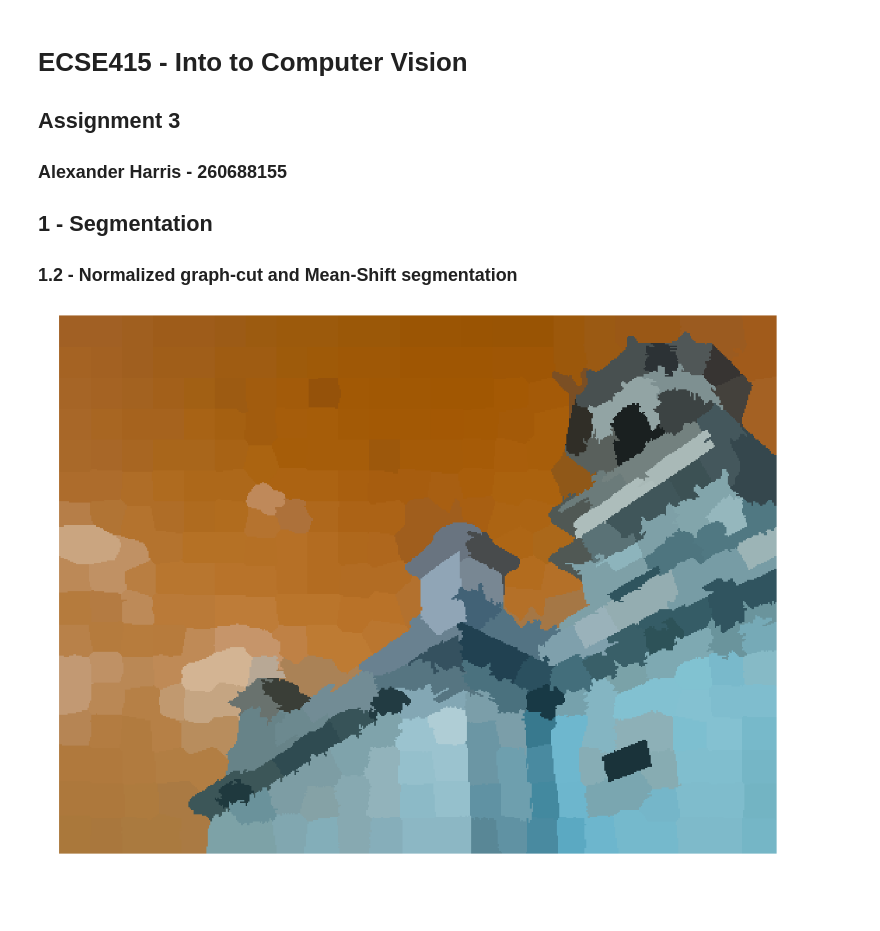
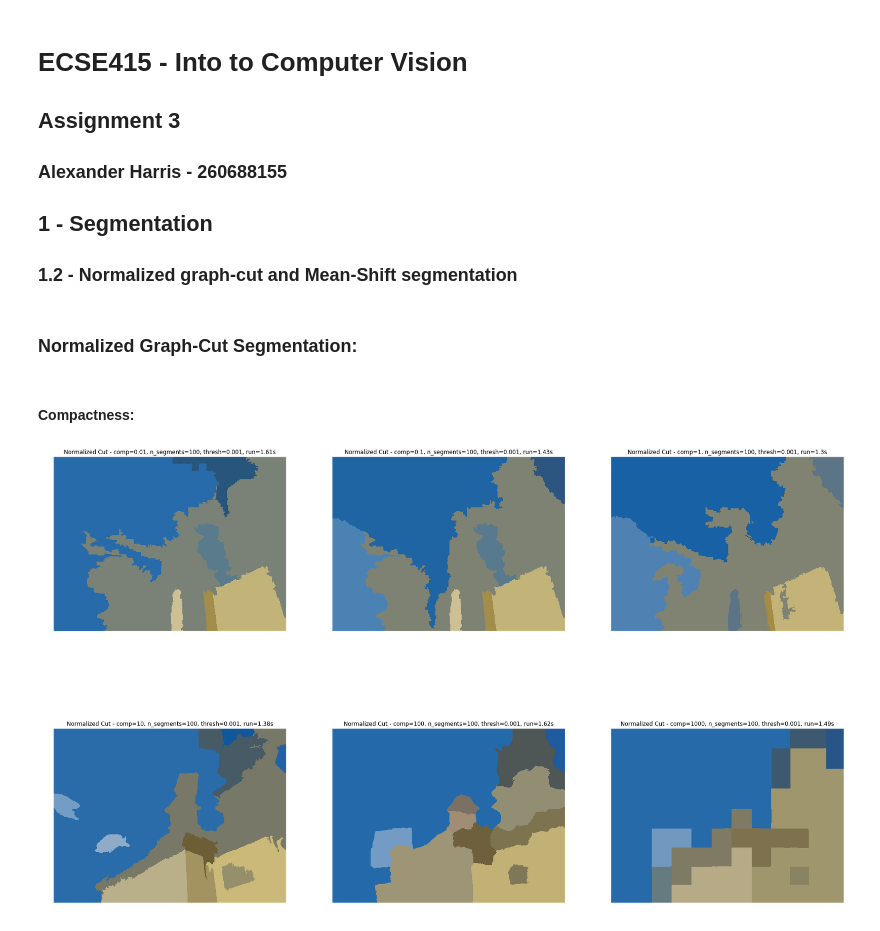
Before and after one commit to alexH2456/ECSE415, a Jupyter notebook: src/a3/GraphCut_MeanShift.ipynb, the cells around one changed output. Saved outputs shown, nothing was run; the diff lists cells and outputs as text; code cells hidden in the pictures; blank space fills up the shorter version.

Commit message:
Finished graph-cut and mean-shift

```diff
--- a/src/a3/GraphCut_MeanShift.ipynb
+++ b/src/a3/GraphCut_MeanShift.ipynb
@@ -17,11 +18,50 @@ def normCut(compactness, n_segments, thresh):
-# %%
-labels = sk.segmentation.slic(img, compactness=30, n_segments=400)
-rag = sk.future.graph.rag_mean_color(img, labels, mode='similarity')
-labels = sk.future.graph.cut_normalized(labels, g, thresh=255.0)
-out = sk.color.label2rgb(labels, img, kind='avg')
-
-plt.figure(figsize=(20,20))
-plt.imshow(out), plt.axis('off')
-plt.show()
-# %% [output]
-[figure, removed]
+# %%
+def plotFigures(images):
+    """
+    Plots images from list in grid.
+
+    images: list of images
+    title: title for each subplot
+    params: specific arguments to add to title
+    """
+    grid_len = math.ceil(math.sqrt(len(images)))
+
+    plt.figure(figsize=(30, 30))
+    for i, image in enumerate(images):
+        params_str = image['params']
+        title = image['title']
+        plt.subplot(grid_len, grid_len, i+1), plt.imshow(cv2.cvtColor(image['image'], cv2.COLOR_BGR2RGB))
+        plt.title('{} - {}'.format(title, params_str)), plt.axis('off')
+    plt.show()
+# %% [markdown]
+### Normalized Graph-Cut Segmentation:
+# %%
+def normCut(img, compactness=10.0, n_segments=100, thresh=0.001):
+    """
+    Image segmentation using normalized graph-cuts.
+
+    compactness: balance between color and space proximity
+    n_segments: number of labels in segmented image
+    thresh: threshold value
+    """
+    start = time.time()
+    labels = segmentation.slic(img, compactness=compactness, n_segments=n_segments)
+    rag = graph.rag_mean_color(img, labels, mode='similarity')
+    labels = graph.cut_normalized(labels, rag, thresh=thresh)
+    out = color.label2rgb(labels, img, kind='avg')
+    run = round(time.time() - start, 2)
+
+    return {'image': out, 'title': 'Normalized Cut', 'params': 'comp={}, n_segments={}, thresh={}, run={}s'.format(compactness, n_segments, thresh, run)}
+# %% [markdown]
+#### Compactness:
+# %%
+images = []
+images.append(normCut(img, compactness=0.01))
+images.append(normCut(img, compactness=0.1))
+images.append(normCut(img, compactness=1))
+images.append(normCut(img, compactness=10))
+images.append(normCut(img, compactness=100))
+images.append(normCut(img, compactness=1000))
+plotFigures(images)
+# %% [output]
+[figure, added]
```
Also changed, not shown: parts of 20 cells of this notebook, 1 other file.
